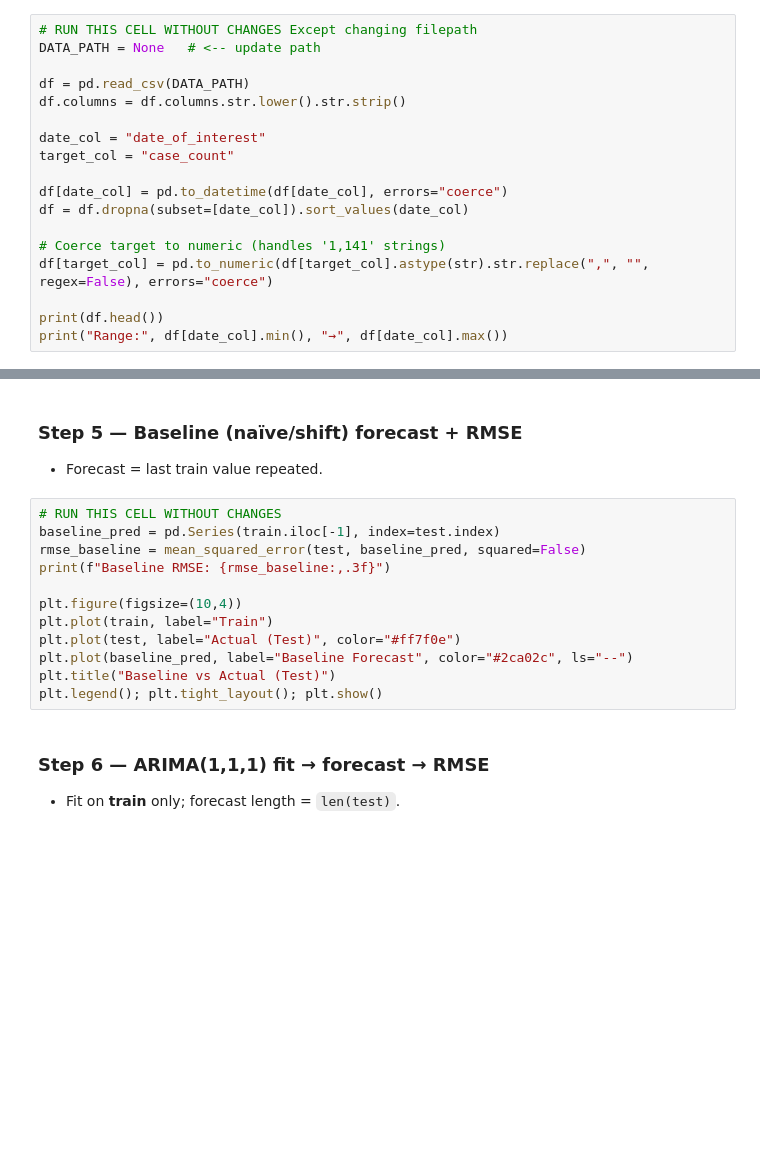
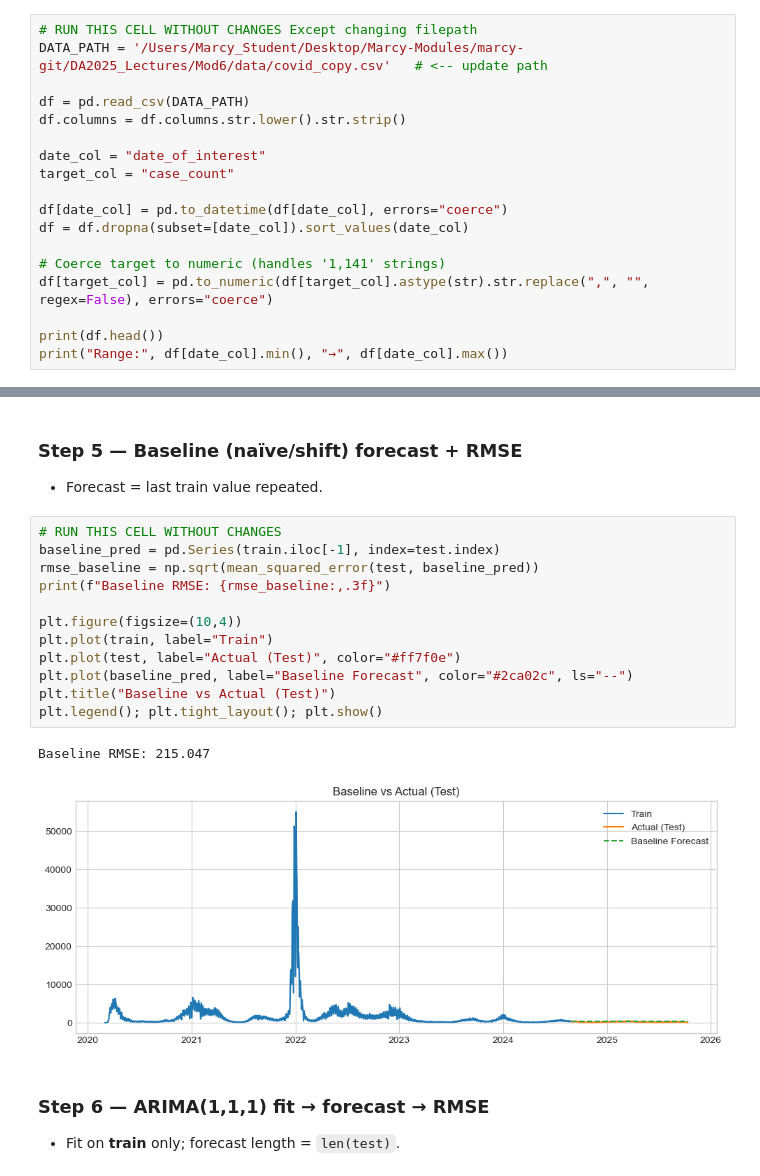
Before and after one commit to ro-the-creator/DA2025_Lectures, a Jupyter notebook: Mod6/CodeAssignments/Mod6L20_CodeAssignment_STUDENT.ipynb, the cells around one changed output, grey strips where cells are left out. Saved outputs shown, nothing was run; the diff lists cells and outputs as text; blank space fills up the shorter version.

```diff
--- a/Mod6/CodeAssignments/Mod6L20_CodeAssignment_STUDENT.ipynb
+++ b/Mod6/CodeAssignments/Mod6L20_CodeAssignment_STUDENT.ipynb
@@ -46,7 +49,7 @@ pd.set_option("display.float_format", lambda x: f"{x:,.3f}")
 ### Step 1 — Load CSV and preview
 # %%
 # RUN THIS CELL WITHOUT CHANGES Except changing filepath
-DATA_PATH = None   # <-- update path
+DATA_PATH = '/Users/Marcy_Student/Desktop/Marcy-Modules/marcy-git/DA2025_Lectures/Mod6/data/covid_copy.csv'   # <-- update path
 
 df = pd.read_csv(DATA_PATH)
 df.columns = df.columns.str.lower().str.strip()
@@ -105,15 +144,18 @@ for k, v in crit.items():
 # %%
 # RUN THIS CELL WITHOUT CHANGES
 baseline_pred = pd.Series(train.iloc[-1], index=test.index)
-rmse_baseline = mean_squared_error(test, baseline_pred, squared=False)
+rmse_baseline = np.sqrt(mean_squared_error(test, baseline_pred))
 print(f"Baseline RMSE: {rmse_baseline:,.3f}")
 
 plt.figure(figsize=(10,4))
 plt.plot(train, label="Train")
 plt.plot(test, label="Actual (Test)", color="#ff7f0e")
 plt.plot(baseline_pred, label="Baseline Forecast", color="#2ca02c", ls="--")
 plt.title("Baseline vs Actual (Test)")
 plt.legend(); plt.tight_layout(); plt.show()
+# %% [output]
+Baseline RMSE: 215.047
+[figure, added]
 # %% [markdown]
 ### Step 6 — ARIMA(1,1,1) fit → forecast → RMSE
 - Fit on **train** only; forecast length = `len(test)`.
```
Also changed, not shown: parts of 14 cells of this notebook, 1 other file.
